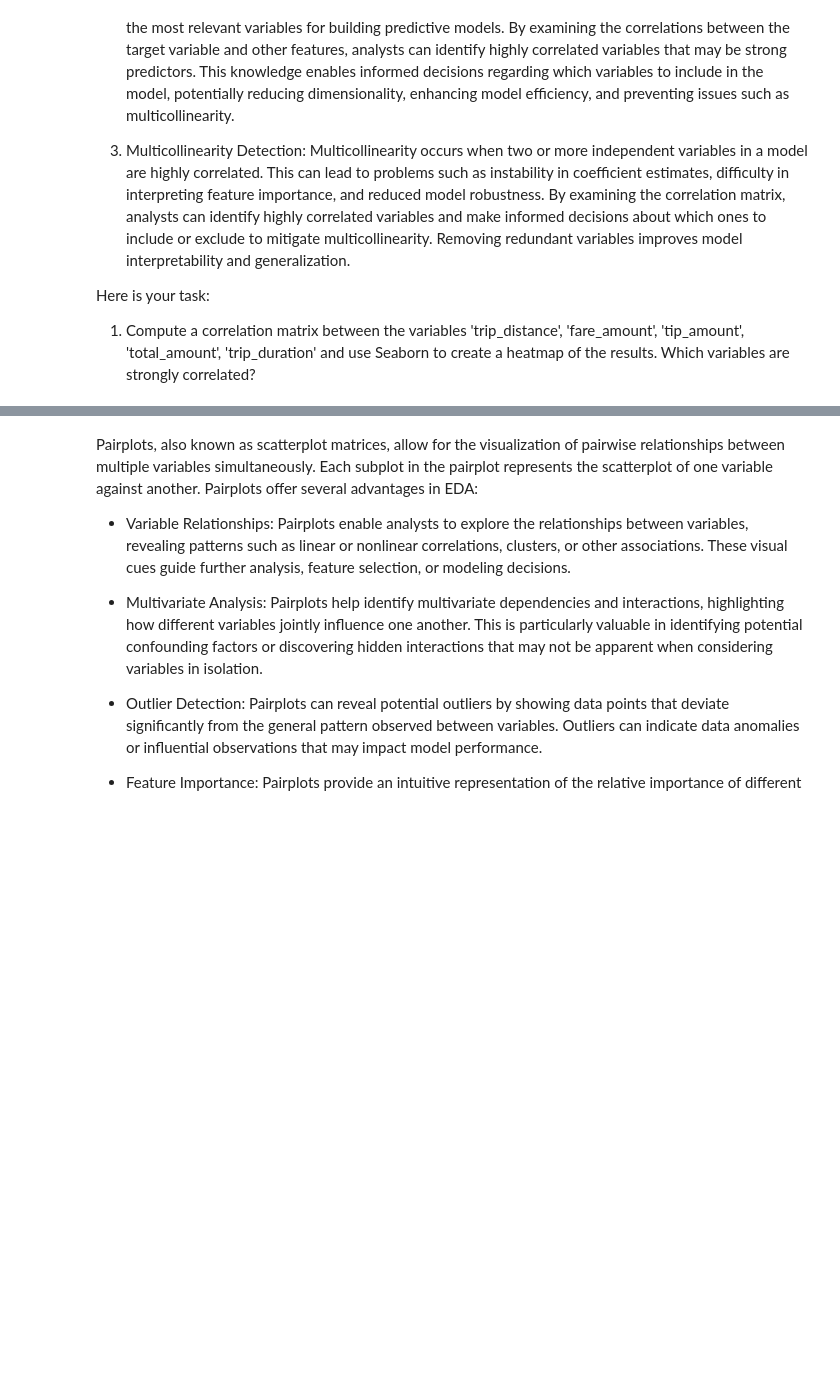
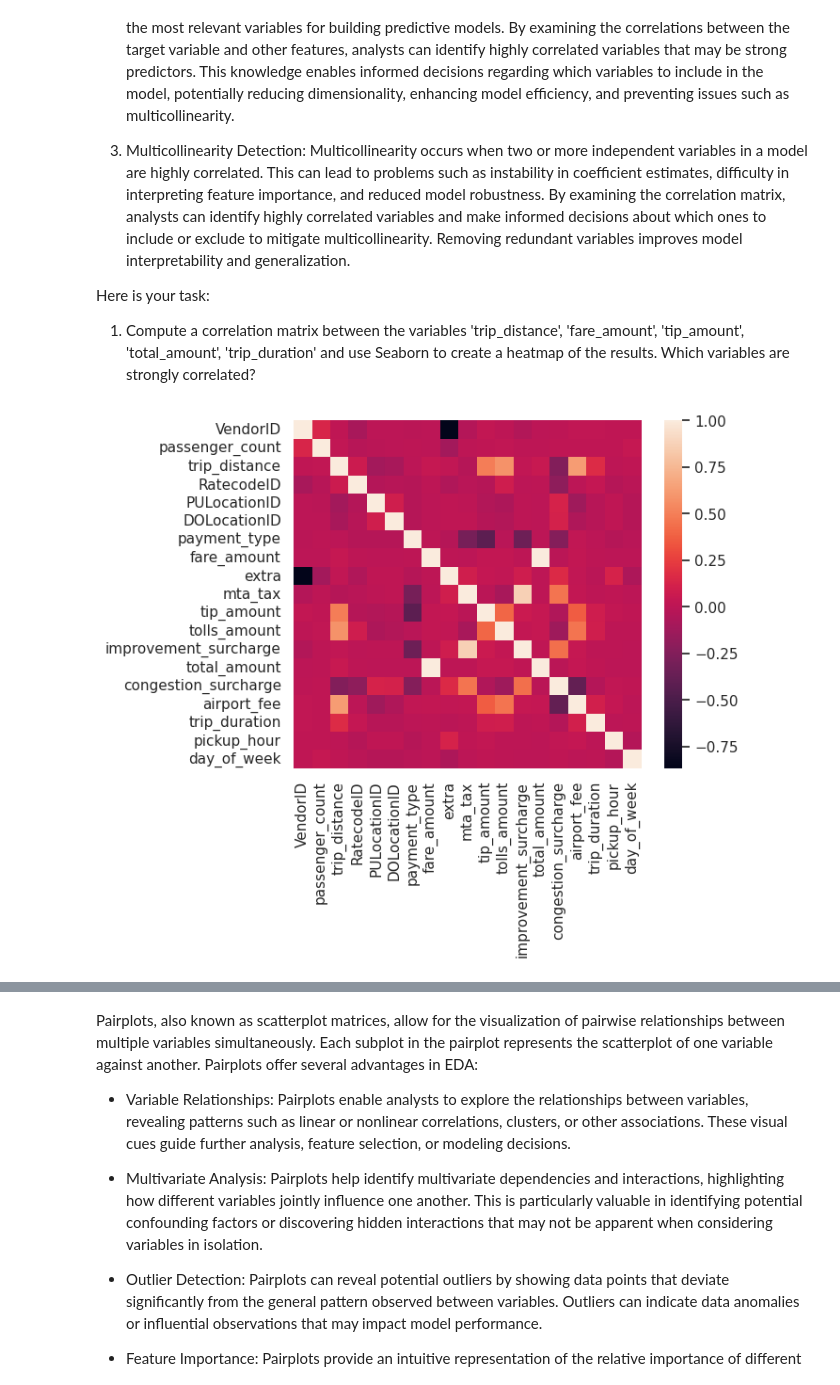
Before and after one commit to seecode4/seeRepo1, a Jupyter notebook: Student_MLE_MiniProject_EDA.ipynb, the cells around one changed output, grey strips where cells are left out. Cells and saved outputs as stored; diff of their text form; code cells hidden in the pictures; blank space fills up the shorter version.

```diff
--- a/Student_MLE_MiniProject_EDA.ipynb
+++ b/Student_MLE_MiniProject_EDA.ipynb
@@ -71,6 +216,10 @@ Here is your task:
 
   1. Compute a correlation matrix between the variables 'trip_distance', 'fare_amount', 'tip_amount', 'total_amount', 'trip_duration' and use Seaborn to create a heatmap of the results. Which variables are strongly correlated?
 # %%
-# Compute correlation matrix of numerical variables
-
+# Compute correlation matrix of numerical variables - this is for all numeric variables
+df_num = df.select_dtypes(include='number')
+corr = df_num.corr()
 # Create a heatmap of the correlation matrix
+p = sns.heatmap(corr, square=True)
+# %% [output]
+[figure, added]
```
Also changed, not shown: parts of 28 cells of this notebook.
